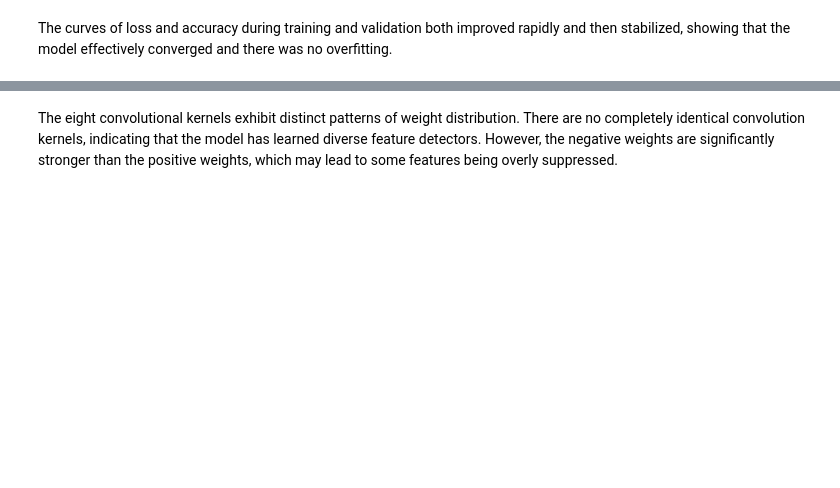
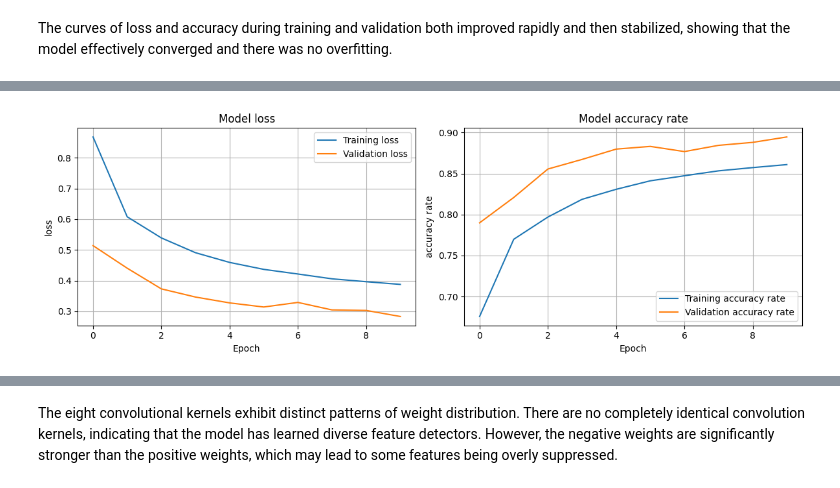
Before and after one commit to Iris-Jiaa/DSML2-ChangyuJia, a Jupyter notebook: notebook/dsml-artificialNeuralNetworks.ipynb, the cells around one changed output, grey strips where cells are left out. Drawn from its saved outputs; the diff is of its cells as text; code cells hidden in the pictures; blank space fills up the shorter version.

```diff
--- a/notebook/dsml-artificialNeuralNetworks.ipynb
+++ b/notebook/dsml-artificialNeuralNetworks.ipynb
@@ -452,0 +462,5 @@ The confusion matrix evaluated the classification performance of the CNN model f
+# %%
+# Visualise CNN learning curves — compare with MLP to see effect of augmentation
+plot_training_history(cnn_history)
+# %% [output]
+[figure, added]
```
Also changed, not shown: parts of 51 cells of this notebook, 1 other file.
